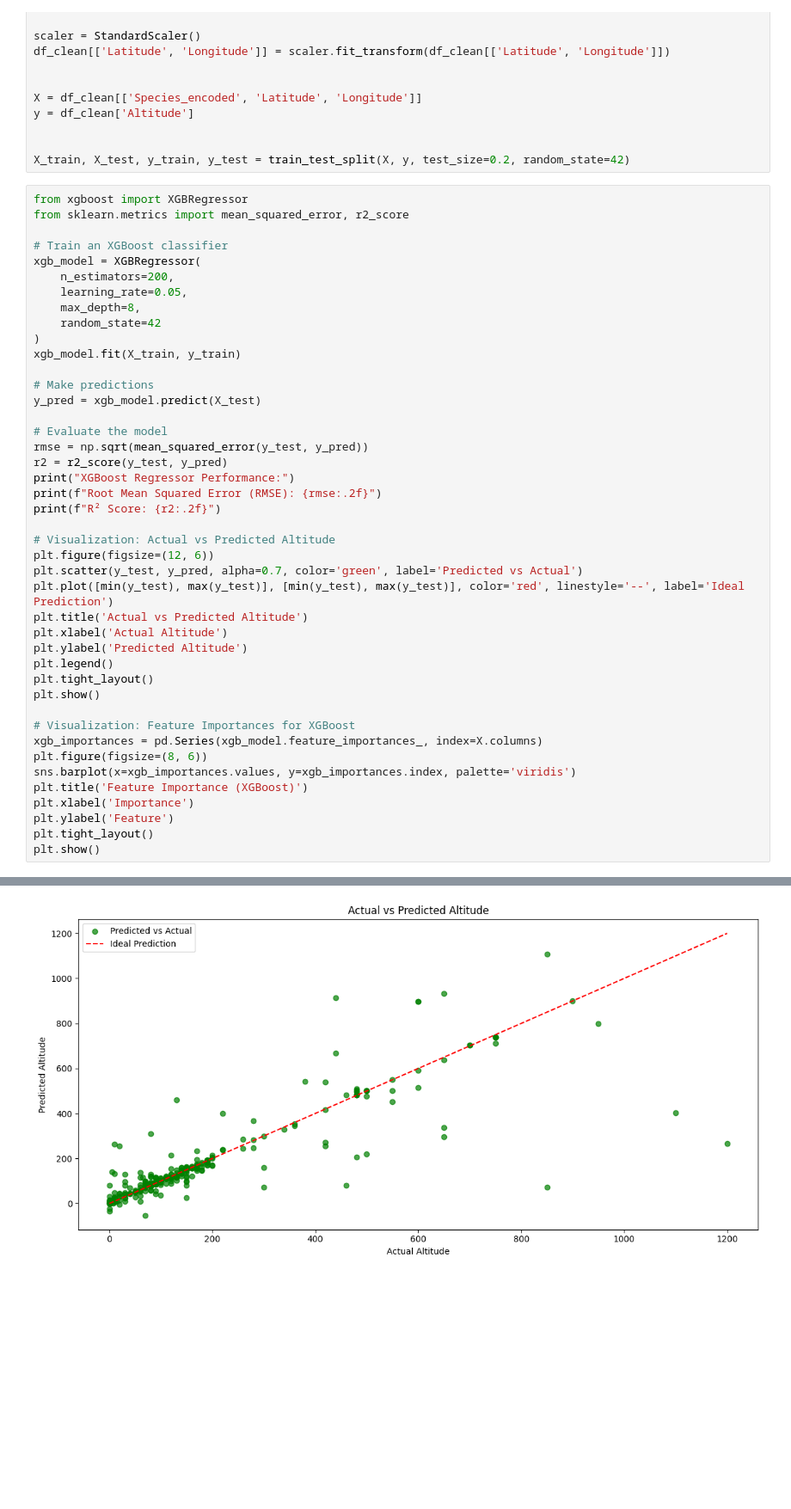
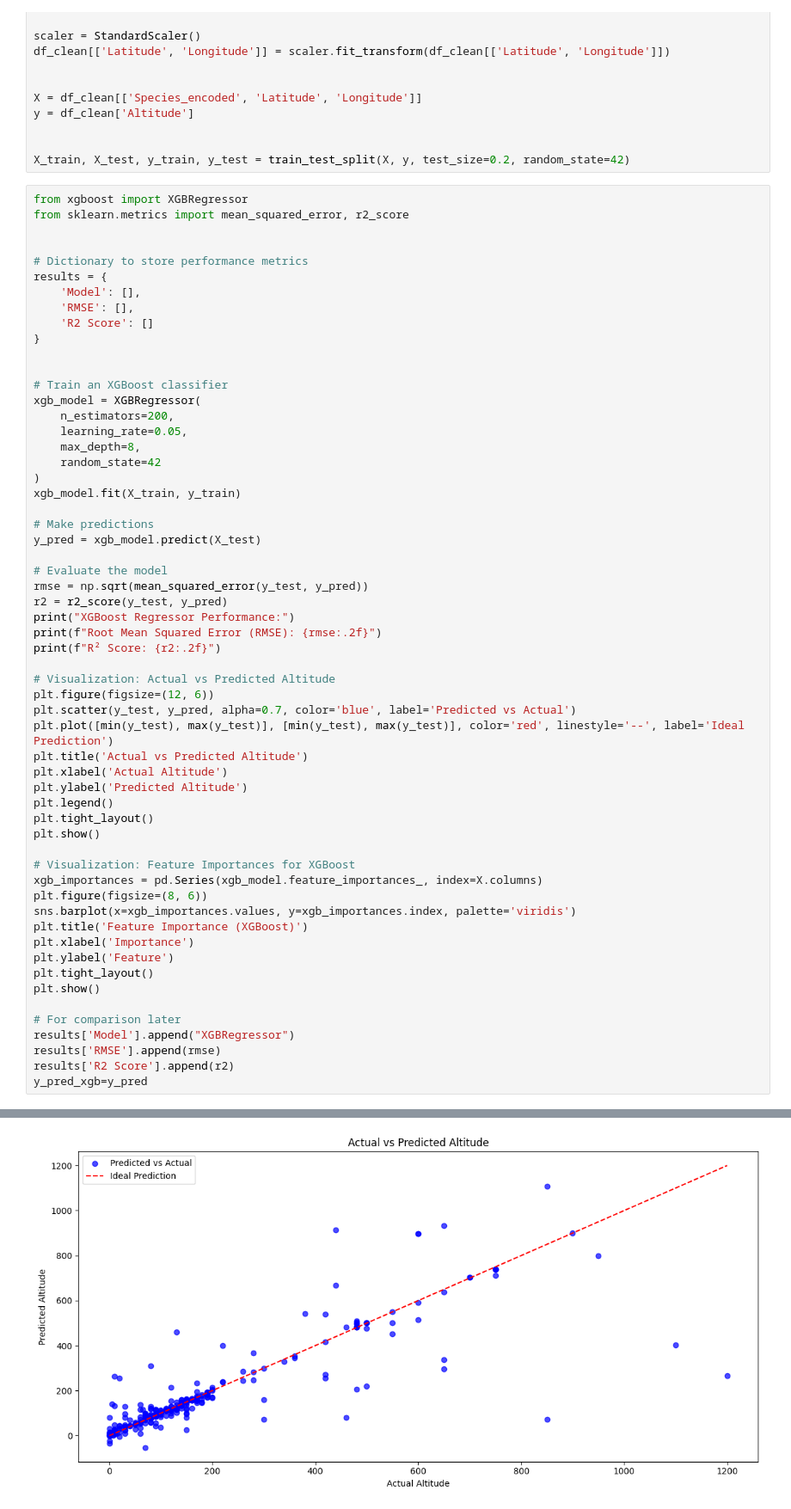
Before and after one commit to G-Bielokozowicz/Birdcall-Identification, a Jupyter notebook: altitude_prediction.ipynb, the cells around one changed output, grey strips where cells are left out. Shown at 86% size. Saved outputs shown, nothing was run; the diff lists cells and outputs as text; blank space fills up the shorter version.

Commit message:
Added random forest to altitude prediction and comparison between xgb

```diff
--- a/altitude_prediction.ipynb
+++ b/altitude_prediction.ipynb
@@ -129,6 +129,15 @@ X_train, X_test, y_train, y_test = train_test_split(X, y, test_size=0.2, random_
 # %%
 from xgboost import XGBRegressor
 from sklearn.metrics import mean_squared_error, r2_score
+
+
+# Dictionary to store performance metrics
+results = {
+    'Model': [],
+    'RMSE': [],
+    'R2 Score': []
+}
+
 
 # Train an XGBoost classifier
 xgb_model = XGBRegressor(
@@ -145,35 +154,41 @@ y_pred = xgb_model.predict(X_test)
 # Evaluate the model
 rmse = np.sqrt(mean_squared_error(y_test, y_pred))
 r2 = r2_score(y_test, y_pred)
 print("XGBoost Regressor Performance:")
 print(f"Root Mean Squared Error (RMSE): {rmse:.2f}")
 print(f"R² Score: {r2:.2f}")
 
 # Visualization: Actual vs Predicted Altitude
 plt.figure(figsize=(12, 6))
-plt.scatter(y_test, y_pred, alpha=0.7, color='green', label='Predicted vs Actual')
+plt.scatter(y_test, y_pred, alpha=0.7, color='blue', label='Predicted vs Actual')
 plt.plot([min(y_test), max(y_test)], [min(y_test), max(y_test)], color='red', linestyle='--', label='Ideal Prediction')
 plt.title('Actual vs Predicted Altitude')
 plt.xlabel('Actual Altitude')
 plt.ylabel('Predicted Altitude')
 plt.legend()
 plt.tight_layout()
 plt.show()
 
 # Visualization: Feature Importances for XGBoost
 xgb_importances = pd.Series(xgb_model.feature_importances_, index=X.columns)
 plt.figure(figsize=(8, 6))
 sns.barplot(x=xgb_importances.values, y=xgb_importances.index, palette='viridis')
 plt.title('Feature Importance (XGBoost)')
 plt.xlabel('Importance')
 plt.ylabel('Feature')
 plt.tight_layout()
 plt.show()
+
+# For comparison later
+results['Model'].append("XGBRegressor")
+results['RMSE'].append(rmse)
+results['R2 Score'].append(r2)
+y_pred_xgb=y_pred
 # %% [output]
 XGBoost Regressor Performance:
 Root Mean Squared Error (RMSE): 102.26
 R² Score: 0.72
-[figure, old version]
+[figure, new version]
 Passing `palette` without assigning `hue` is deprecated and will be removed in v0.14.0. Assign the `y` variable to `hue` and set `legend=False` for the same effect.
 
   sns.barplot(x=xgb_importances.values, y=xgb_importances.index, palette='viridis')
```
Also changed, not shown: parts of 4 cells of this notebook.
